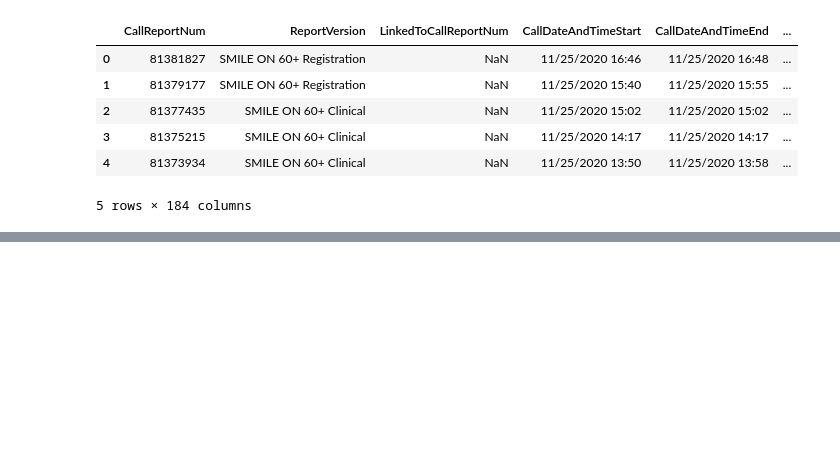
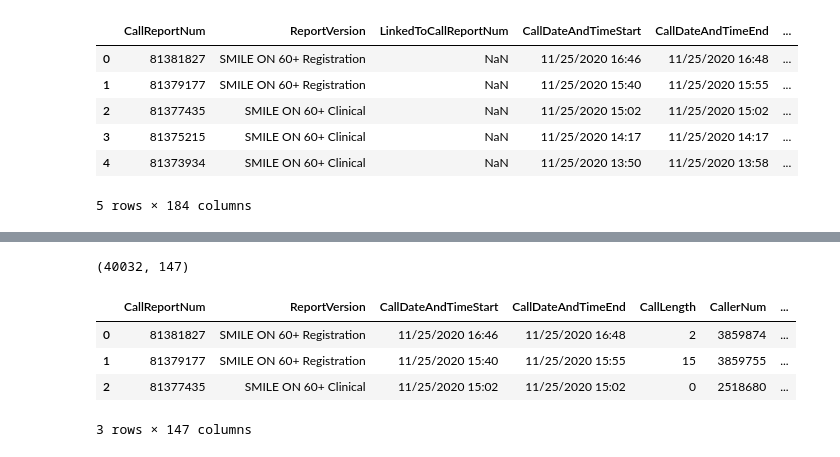
Before and after one commit to bsfcs/smile-on-ironman, a Jupyter notebook: Smile_On_Project.ipynb, the cells around one changed output, grey strips where cells are left out. Drawn from its saved outputs; the diff is of its cells as text; code cells hidden in the pictures; blank space fills up the shorter version.

```diff
--- a/Smile_On_Project.ipynb
+++ b/Smile_On_Project.ipynb
@@ -15,0 +40,22 @@ smile.head()
+# %%
+smile_v1 = smile.drop(columns = ['WasRealCall', 'WasHangup', 'WasSexCall','WasWrongNumber',
+                                 'WasPrankCall','WasSilentCall','GeoCode','GeoAssignment',
+                                 'CensusDivision','CensusTrack','CensusReportingArea',
+                                 '211Region','PhoneType','ThirdPartyName','ThirdPartyOrganization',
+                                 'ThirdPartyPhoneNumber','ThirdPartyAddress','ThirdPartyCity','ThirdPartyCounty',
+                                 'ThirdPartyStateProvince','ThirdPartyPostalCode','VolunteerComments',
+                                 'CallersFeedback','TextField2','TextField3','TextField4','TextField5','TextField6',
+                                 'TextField7','TextField8','TextField9','TextField10','Supervisor','IPAddress','OrgNum',
+                                 'VolIdentifier','LinkedToCallReportNum'])
+# %%
+smile_v1.shape
+# %% [output]
+(40032, 147)
+# %%
+smile_v1.head(3)
+# %% [output]
+|  | CallReportNum | ReportVersion | CallDateAndTimeStart | CallDateAndTimeEnd | CallLength | CallerNum | ... |
+| 0 | 81381827 | SMILE ON 60+ Registration | 11/25/2020 16:46 | 11/25/2020 16:48 | 2 | 3859874 | ... |
+| 1 | 81379177 | SMILE ON 60+ Registration | 11/25/2020 15:40 | 11/25/2020 15:55 | 15 | 3859755 | ... |
+| 2 | 81377435 | SMILE ON 60+ Clinical | 11/25/2020 15:02 | 11/25/2020 15:02 | 0 | 2518680 | ... |
+3 rows × 147 columns
```
Also changed, not shown: parts of 9 cells of this notebook.
